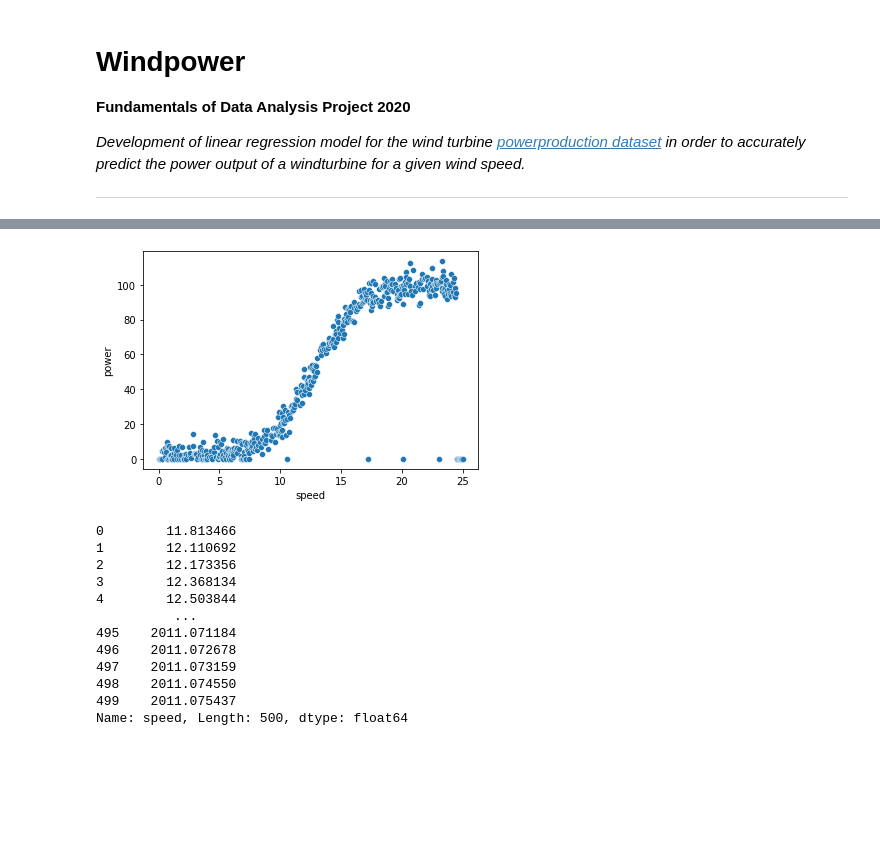
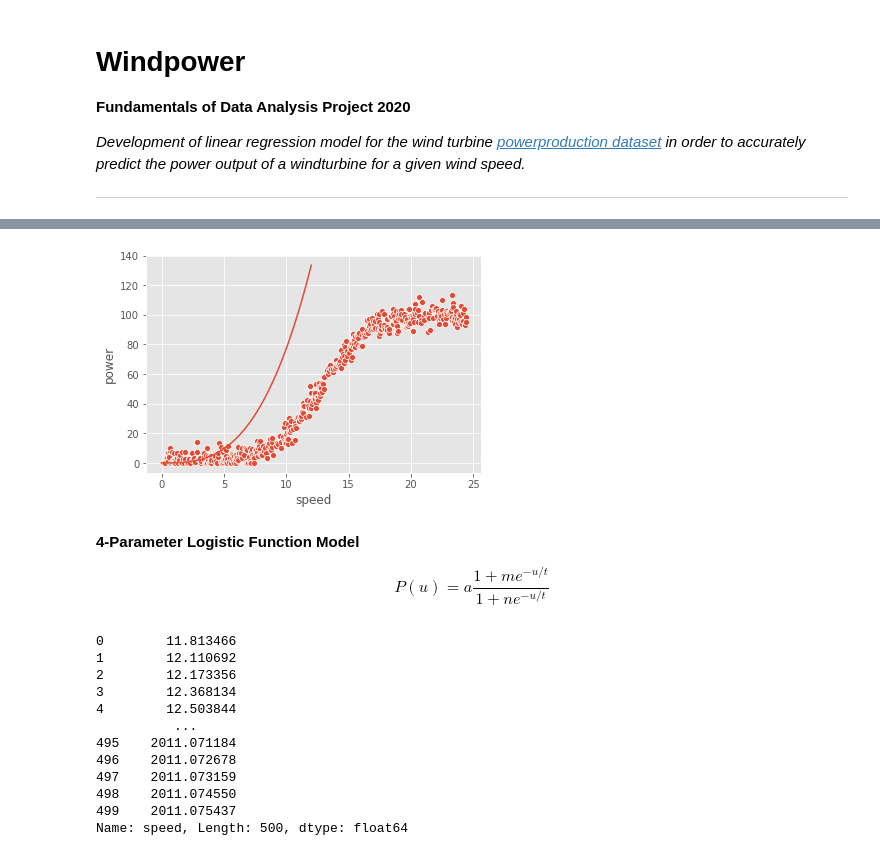
Before and after one commit to PaulSweeney89/FDA-Project2020, a Jupyter notebook: windpower.ipynb, the cells around one changed output, grey strips where cells are left out. Cells and saved outputs as stored; diff of their text form; code cells hidden in the pictures; blank space fills up the shorter version.

Commit message:
updates to Jupyter Notebook - clean dataset & math models & formulas

```diff
--- a/windpower.ipynb
+++ b/windpower.ipynb
@@ -82,5 +84,11 @@ While the largest turbines with rotor diameters between 160 - 200m can produce u
 # %%
 import pandas as pd
 import seaborn as sns
+import matplotlib.pyplot as plt
+import numpy as np
 
+# set plot style
+plt.style.use("ggplot")
+
+# load powerproduction.csv file into pandas dataframe
 df_wind = pd.read_csv("https://raw.githubusercontent.com/ianmcloughlin/2020A-machstat-project/master/dataset/powerproduction.csv")
@@ -118,0 +140,6 @@ df_wind.describe()
+# %%
+# Selecting all the outlier datapoints where wind speed > 0 & powerout = 0
+df_out = df_wind[(df_wind["speed"]>10) & (df_wind["power"]==0)]
+
+print(df_out)
+df_out.count()
@@ -118,0 +167,8 @@ df_wind.describe()
+# %%
+# remove the outliers to clean up the dataset
+df_clean = df_wind.drop(df_out.index, axis=0)
+
+df_clean.describe()
+
+# Output cleaned dataset as a csv file
+df_clean.to_csv("powerproduction_clean.csv", index=False, encoding='utf8')
@@ -119,7 +225,12 @@ df_wind.describe()
 # %%
-sns.scatterplot(data=df_wind, x="speed", y="power");
+sns.lineplot(x=df_test["wind speed"], y=df_test["power"])
+sns.scatterplot(data=df_clean, x="speed", y="power");
 # %% [output]
-[figure, old version]
+[figure, new version]
+# %% [markdown]
+**4-Parameter Logistic Function Model**
+
+$$ P(u) = a \frac{1 + me^{-u/t}}{1+ ne^{-u/t}} $$
 # %%
 import numpy as np
 a, m, n, t = 2011.1, 2.6650, 622.922, 1.4090
```
Also changed, not shown: parts of 23 cells of this notebook, 1 other file.
